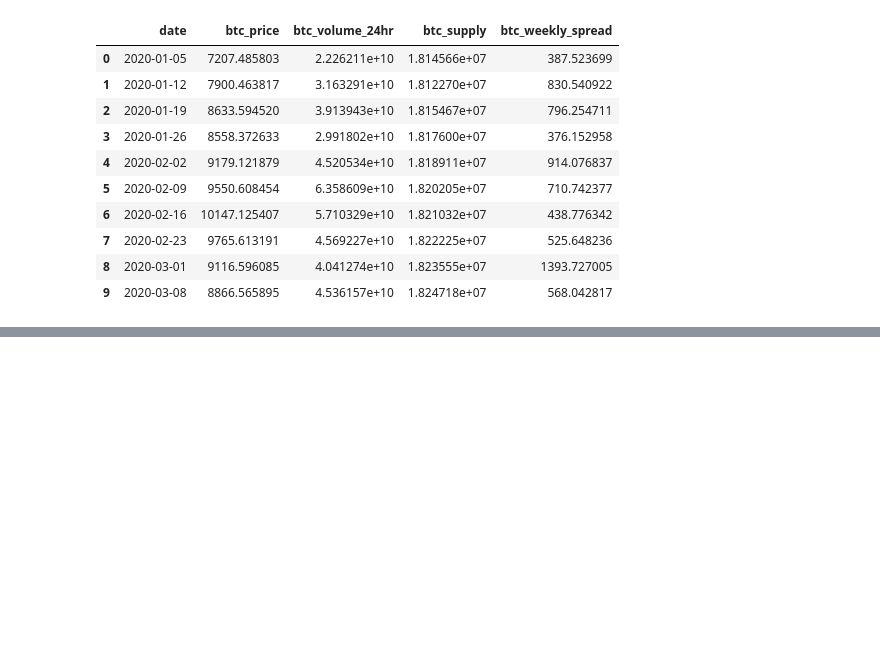
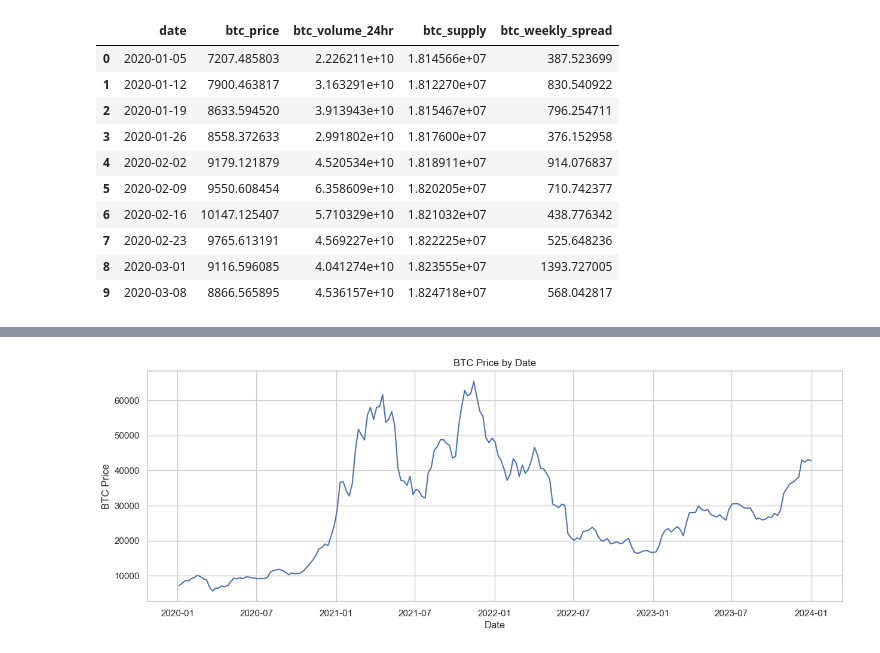
Before and after one commit to MaksimObukhov/btc-price, a Jupyter notebook: notebooks/processing.ipynb, the cells around one changed output, grey strips where cells are left out. Saved outputs shown, nothing was run; the diff lists cells and outputs as text; code cells hidden in the pictures; blank space fills up the shorter version.

```diff
--- a/notebooks/processing.ipynb
+++ b/notebooks/processing.ipynb
@@ -6,8 +11,8 @@ import numpy as np
 # %%
-df_btc = pd.read_csv('data/btc-usd-max.csv')
-df_ir = pd.read_csv('data/10year_real_interest_rate.csv')
-df_gdp = pd.read_csv('data/us_gdp_t.txt')
-df_inflation = pd.read_csv('data/us_inflation_rate.txt')
+df_btc = pd.read_csv('../data/btc-usd-max.csv')
+df_ir = pd.read_csv('../data/10year_real_interest_rate.csv')
+df_gdp = pd.read_csv('../data/us_gdp_t.txt')
+df_inflation = pd.read_csv('../data/us_inflation_rate.txt')
 # %% [markdown]
 ## Data preprocessing
 # %%
@@ -105 +112,3 @@ df_week.head(10)
+# %%
+df_week['btc_price_log'] = np.log(df_week['btc_price'])
 # %%
@@ -106,0 +126,10 @@ df_week.head(10)
+# %%
+# Linechart of btc price by date
+fig, ax = plt.subplots(figsize=(15, 5))
+ax.plot(df_week['date'], df_week['btc_price'])
+ax.set_xlabel('Date')
+ax.set_ylabel('BTC Price')
+ax.set_title('BTC Price by Date')
+plt.show()
+# %% [output]
+[figure, added]
```
Also changed, not shown: parts of 6 cells of this notebook, 2 other files.
